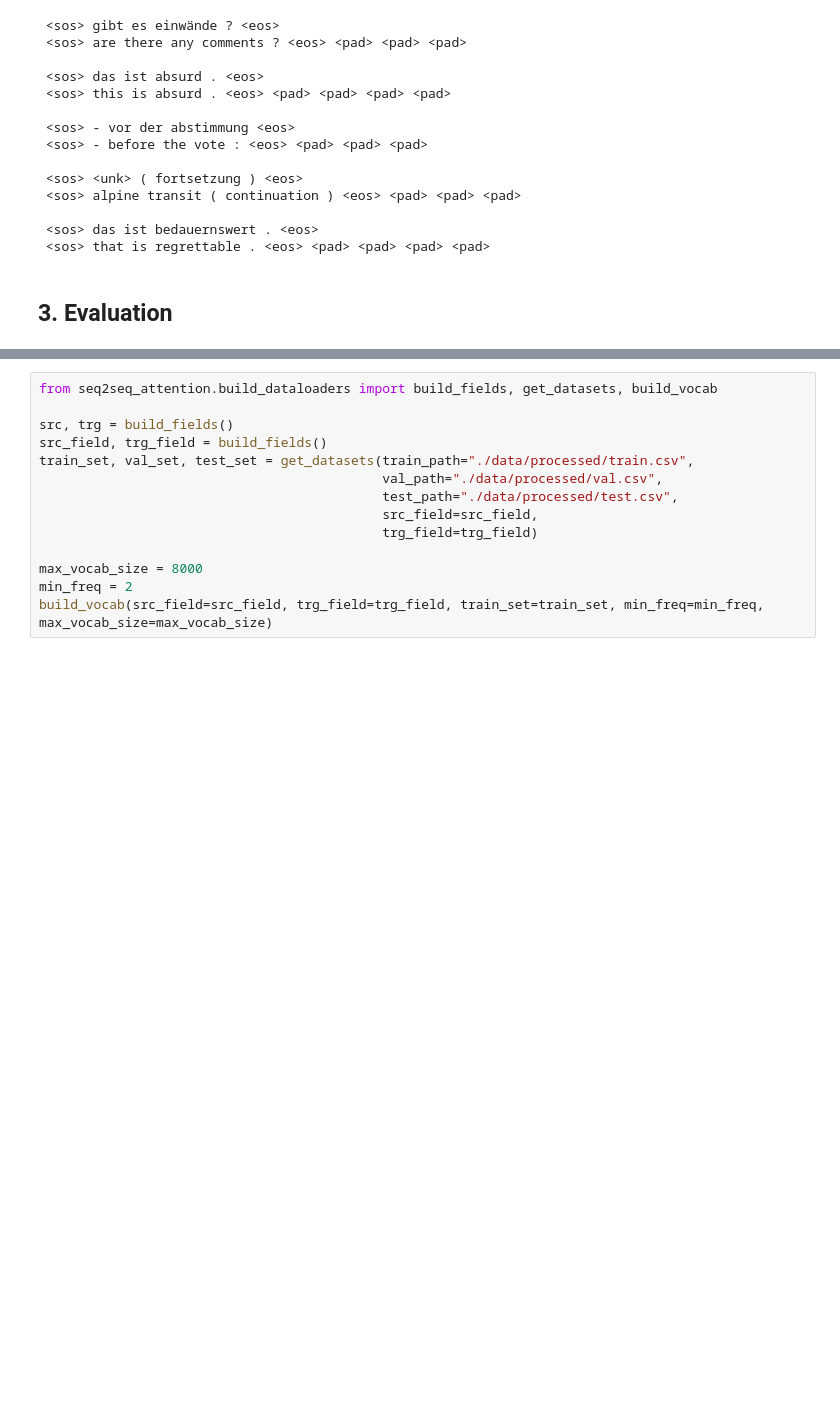
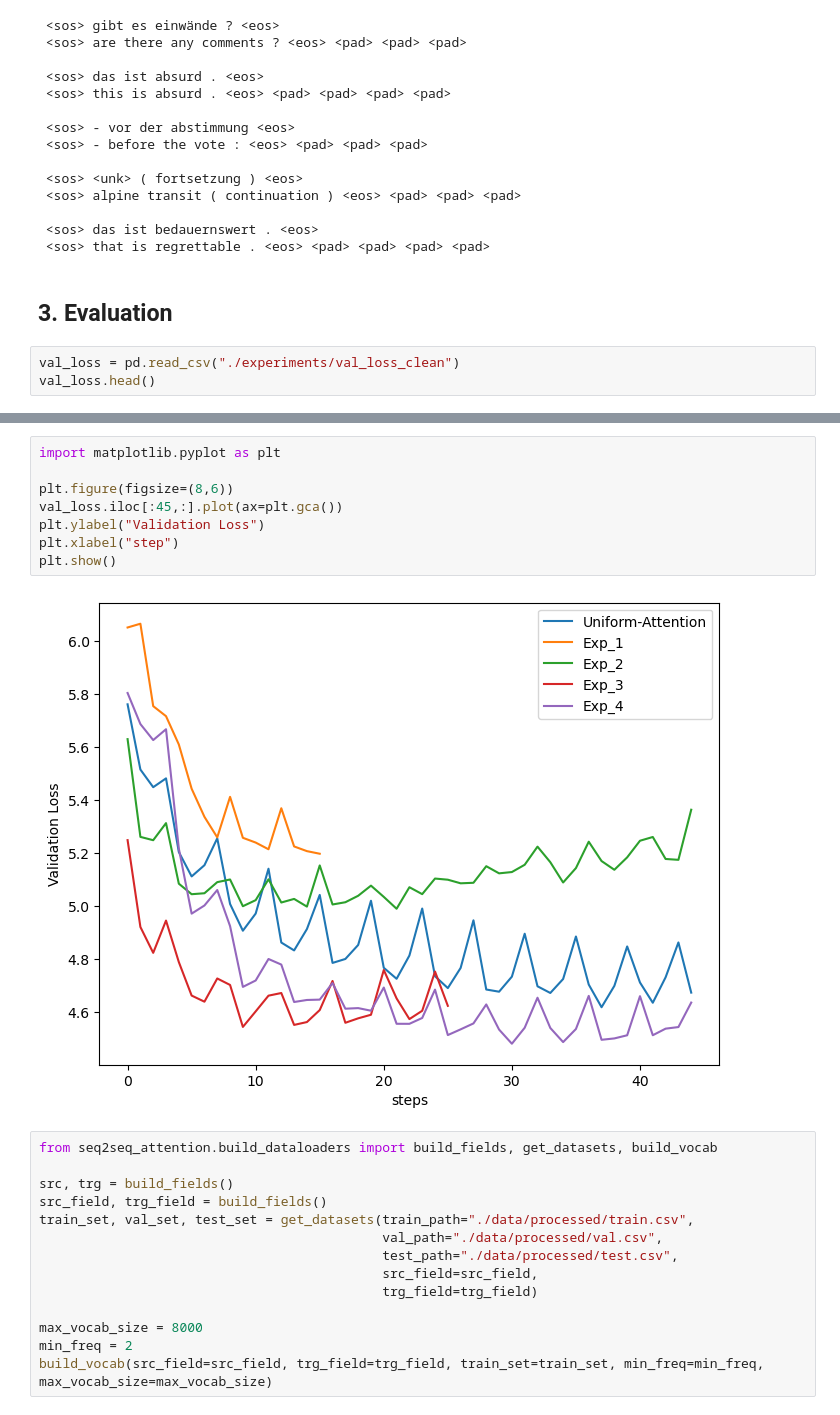
Before and after one commit to PatrickSVM/Seq2Seq-with-Attention, a Jupyter notebook: Explanations.ipynb, the cells around one changed output, grey strips where cells are left out. Saved outputs shown, nothing was run; the diff lists cells and outputs as text; blank space fills up the shorter version.

```diff
--- a/Explanations.ipynb
+++ b/Explanations.ipynb
@@ -178,3 +178,6 @@ for j in range(5):
  <sos> that is regrettable . <eos> <pad> <pad> <pad> <pad>
 # %% [markdown]
 ## 3. Evaluation
+# %%
+val_loss = pd.read_csv("./experiments/val_loss_clean")
+val_loss.head()
@@ -181,3 +191,13 @@ for j in range(5):
+# %%
+import matplotlib.pyplot as plt
+
+plt.figure(figsize=(8,6))
+val_loss.iloc[:45,:].plot(ax=plt.gca())
+plt.ylabel("Validation Loss")
+plt.xlabel("step")
+plt.show()
+# %% [output]
+[figure, added]
 # %%
 from seq2seq_attention.build_dataloaders import build_fields, get_datasets, build_vocab
 
```
Also changed, not shown: parts of 21 cells of this notebook, 1 other file.
